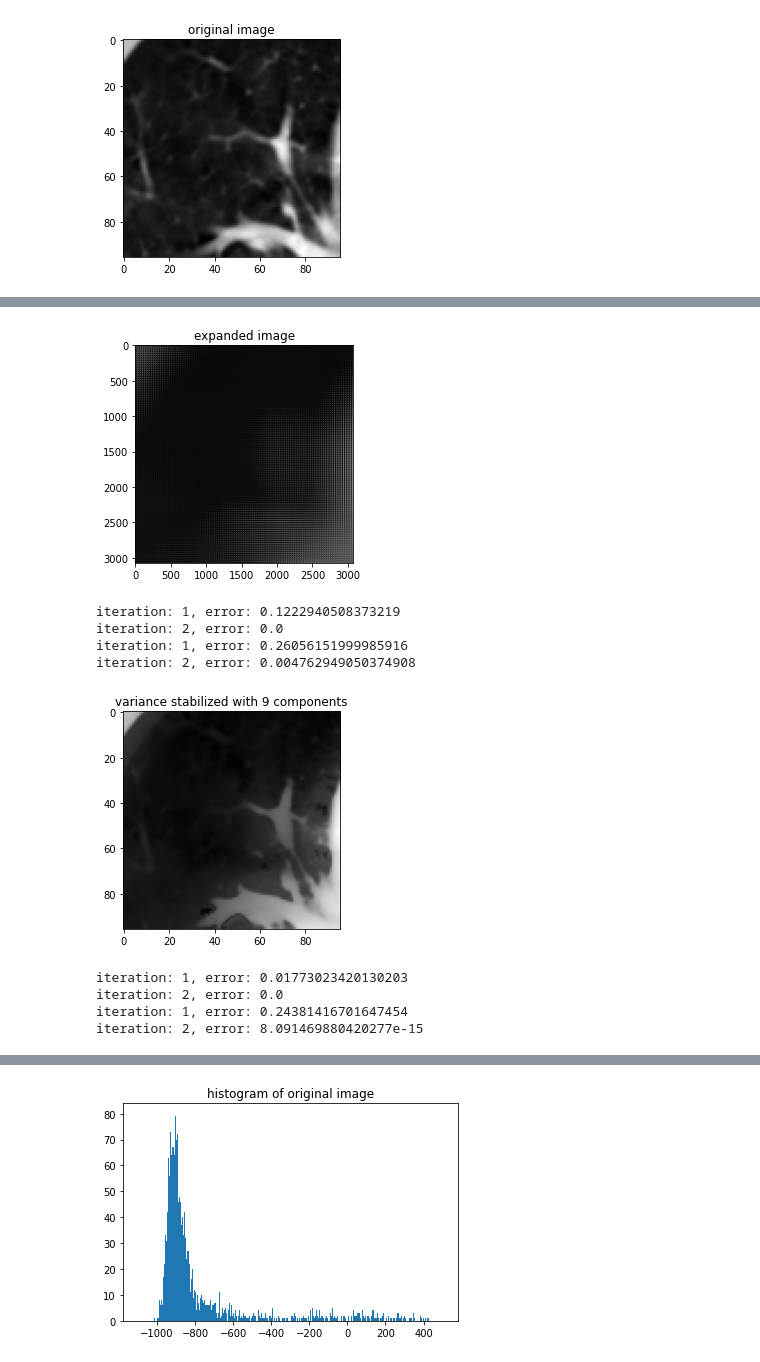
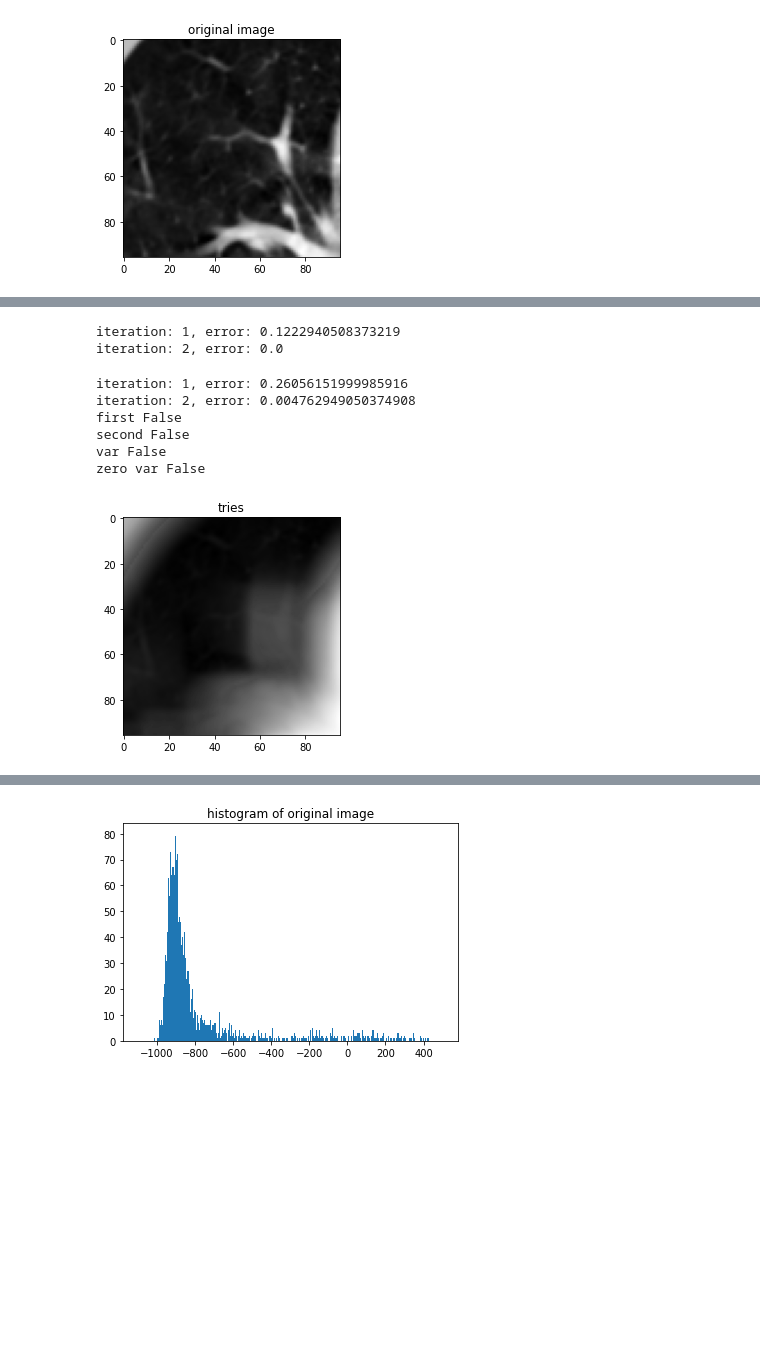
Before and after one commit to s-mostafa-a/CT-noise-statistical-characterization, a Jupyter notebook: notebooks/debug.ipynb, the cells around one changed output, grey strips where cells are left out. Saved outputs shown, nothing was run; the diff lists cells and outputs as text; code cells hidden in the pictures; blank space fills up the shorter version.

```diff
--- a/notebooks/debug.ipynb
+++ b/notebooks/debug.ipynb
@@ -30,24 +30,23 @@ plt.imshow(y[16:112,16:112], cmap='gray')
 plt.title("original image")
 plt.show()
 
-big_y = expand(small_img=y, neighborhood_size=32)
-big_y = big_y[16 * 32:(128-16) * 32, 16 * 32:(128-16) * 32]
-plt.imshow(big_y, cmap='gray')
-plt.title("expanded image")
-plt.show()
+# big_y = expand(small_img=y, neighborhood_size=32)
+# big_y = big_y[16 * 32:(128-16) * 32, 16 * 32:(128-16) * 32]
+# plt.imshow(big_y, cmap='gray')
+# plt.title("expanded image")
+# plt.show()
 
 
-big_y_stab_9 = run_third_algorithm(big_y, mu_9, non_central=True, constant_c=10, neighborhood_size=32, max_iter=5)
-y_stab_9 = contract(big_img=big_y_stab_9, neighborhood_size=32)
-plt.imshow(y_stab_9, cmap='gray')
-plt.title("variance stabilized with 9 components")
-plt.show()
+# big_y_stab_works = run_third_algorithm_works(big_y, mu_9, non_central=True, constant_c=10, neighborhood_size=32, max_iter=5)
+# y_stab_works = contract(big_img=big_y_stab_works, neighborhood_size=32)
+# plt.imshow(y_stab_works, cmap='gray')
+# plt.title("works")
+# plt.show()
 
 
-big_y_stab_5 = run_third_algorithm(big_y, mu_5, non_central=True, constant_c=10, neighborhood_size=32, max_iter=5)
-y_stab_5 = contract(big_img=big_y_stab_5, neighborhood_size=32)
-plt.imshow(y_stab_5, cmap='gray')
-plt.title("variance stabilized with 5 components")
+y_stab_tries = run_third_algorithm_tries(y, mu_9, non_central=True, constant_c=10, neighborhood_size=32, max_iter=5)
+plt.imshow(y_stab_tries, cmap='gray')
+plt.title("tries")
 plt.show()
 # %% [output]
 [figure]
@@ -54,10 +54,9 @@ plt.show()
+iteration: 1, error: 0.1222940508373219
+iteration: 2, error: 0.0
+iteration: 1, error: 0.26056151999985916
+iteration: 2, error: 0.004762949050374908
+first False
+second False
+var False
+zero var False
-[figure, old version]
+[figure, new version]
-iteration: 1, error: 0.1222940508373219
-iteration: 2, error: 0.0
-iteration: 1, error: 0.26056151999985916
-iteration: 2, error: 0.004762949050374908
-[figure, removed]
-iteration: 1, error: 0.01773023420130203
-iteration: 2, error: 0.0
-iteration: 1, error: 0.24381416701647454
-iteration: 2, error: 8.091469880420277e-15
```
Also changed, not shown: parts of 9 cells of this notebook, 8 other files.
